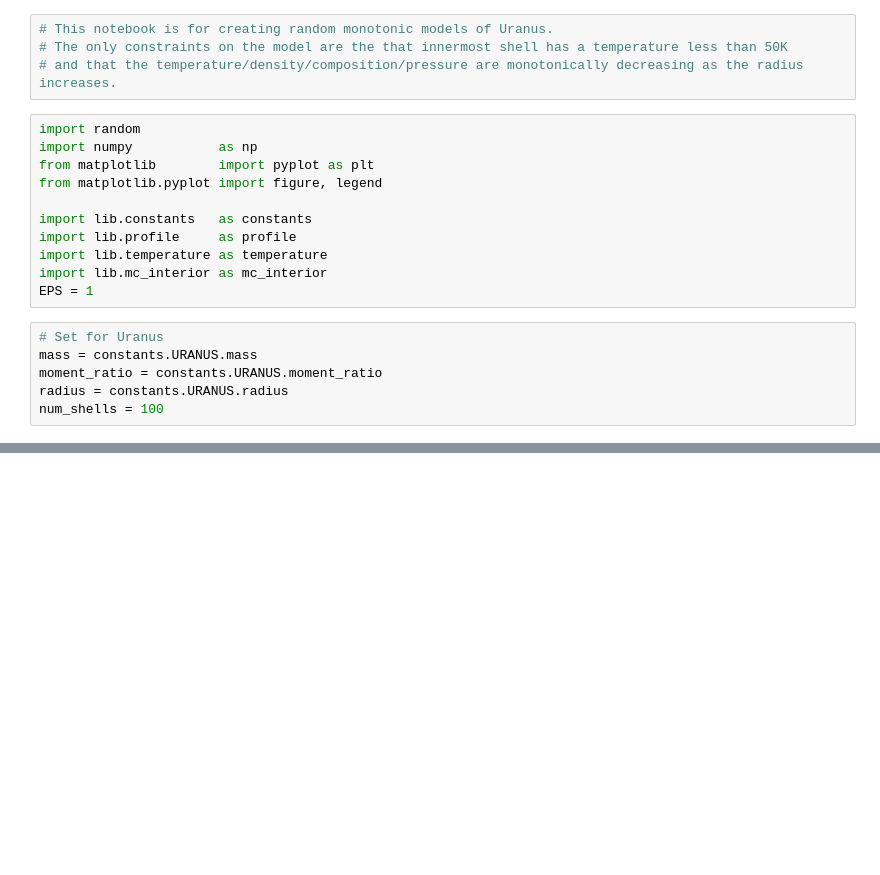
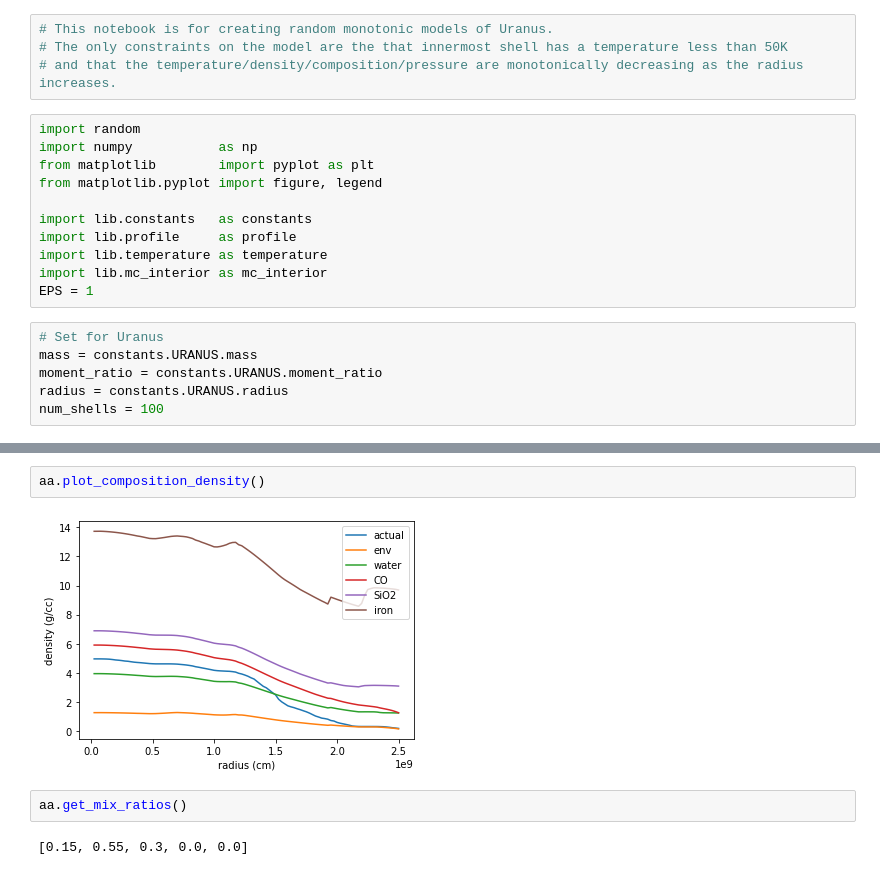
Before and after one commit to podolak/mcplanet, a Jupyter notebook: both_direction_planets.ipynb, the cells around one changed output, grey strips where cells are left out. Cells and saved outputs as stored; diff of their text form; blank space fills up the shorter version.

```diff
--- a/both_direction_planets.ipynb
+++ b/both_direction_planets.ipynb
@@ -158,0 +160,8 @@ print(best_model(0.067062113, max_temp=10000, full_model=True, smooth=201))
+# %%
+aa.plot_composition_density()
+# %% [output]
+[figure, added]
+# %%
+aa.get_mix_ratios()
+# %% [output]
+[0.15, 0.55, 0.3, 0.0, 0.0]
```
Also changed, not shown: parts of 5 cells of this notebook.
